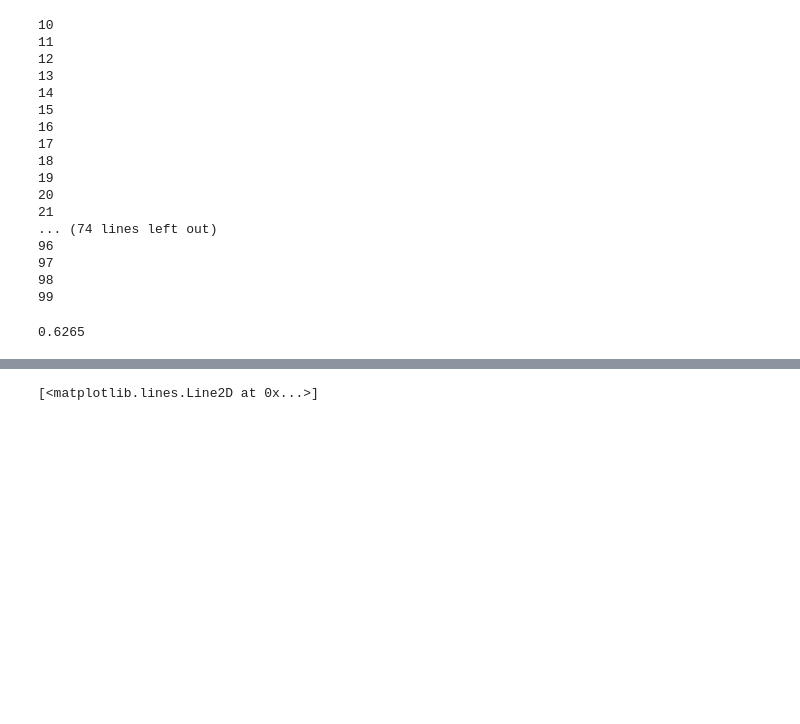
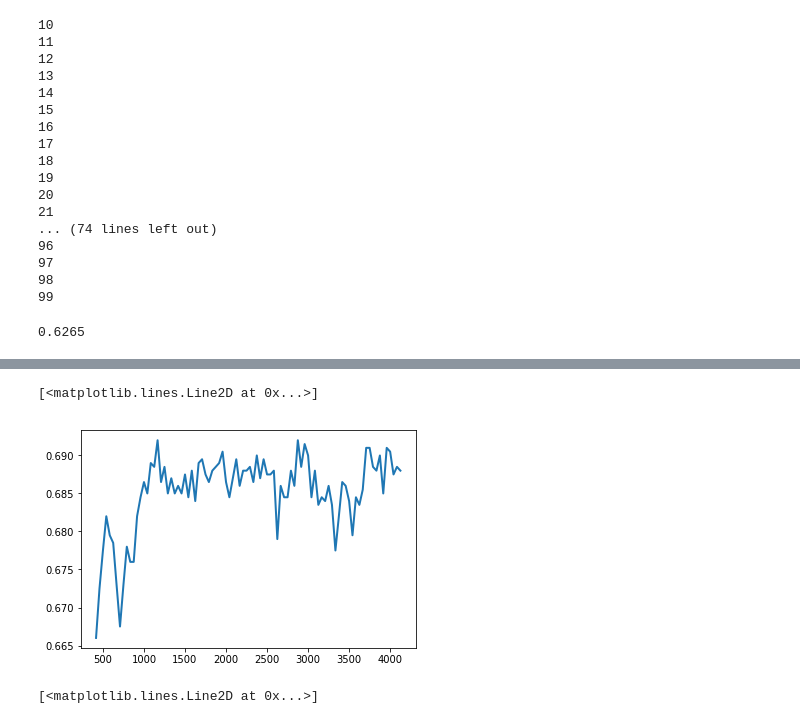
Before and after one commit to anyu0/machine-learning-2020s, a Jupyter notebook: ml_hw_1_5.ipynb, the cells around one changed output, grey strips where cells are left out. Drawn from its saved outputs; the diff is of its cells as text; code cells hidden in the pictures; blank space fills up the shorter version.

```diff
--- a/ml_hw_1_5.ipynb
+++ b/ml_hw_1_5.ipynb
@@ -230,3 +235,8 @@ MLE(train_data_curr)
+# %%
+plt.plot(x, y_knn, linewidth=2.0)
+# %% [output]
+[<matplotlib.lines.Line2D at 0x...>]
+[figure, added]
 # %%
 plt.plot(x, y_bay, linewidth=2.0)
 # %% [output]
```
Also changed, not shown: parts of 9 cells of this notebook.
